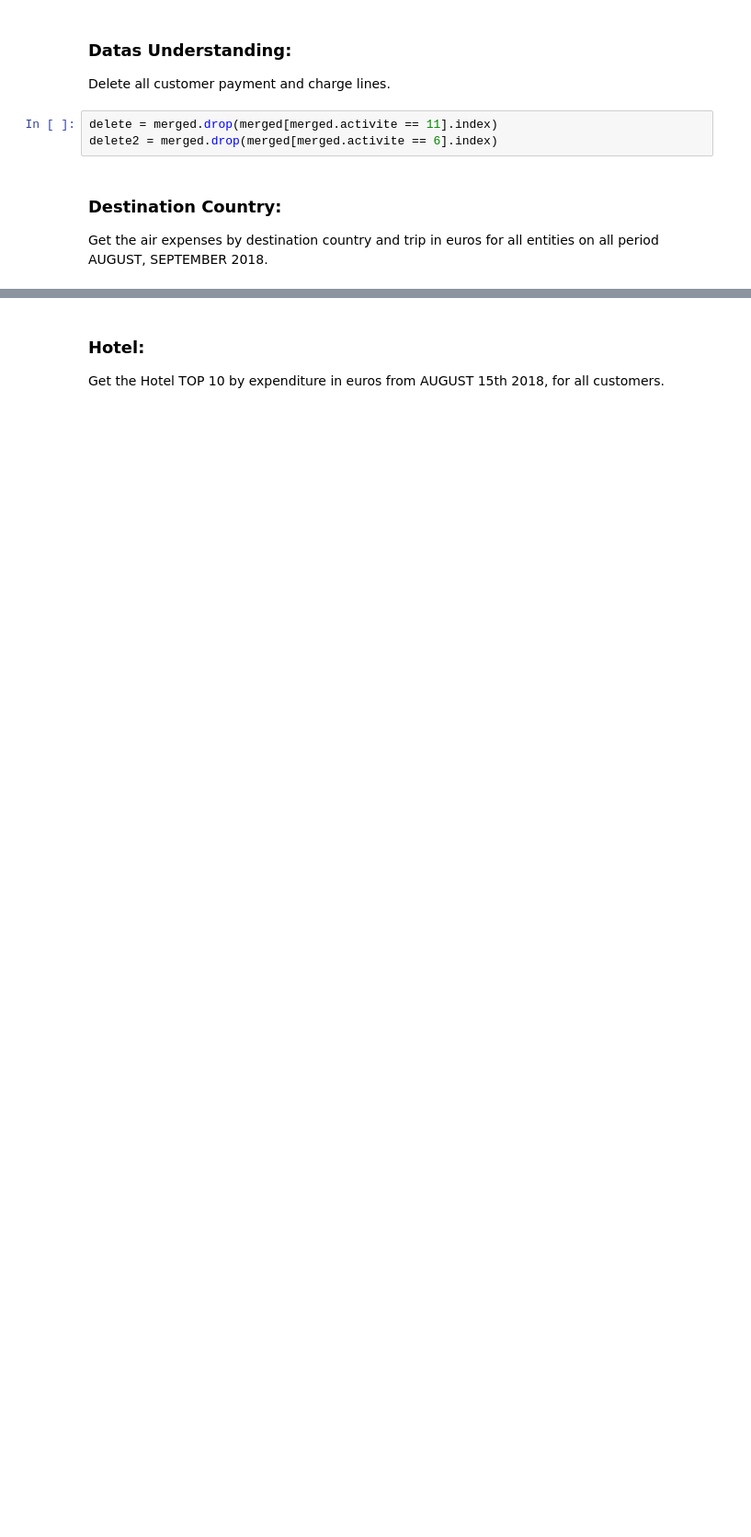
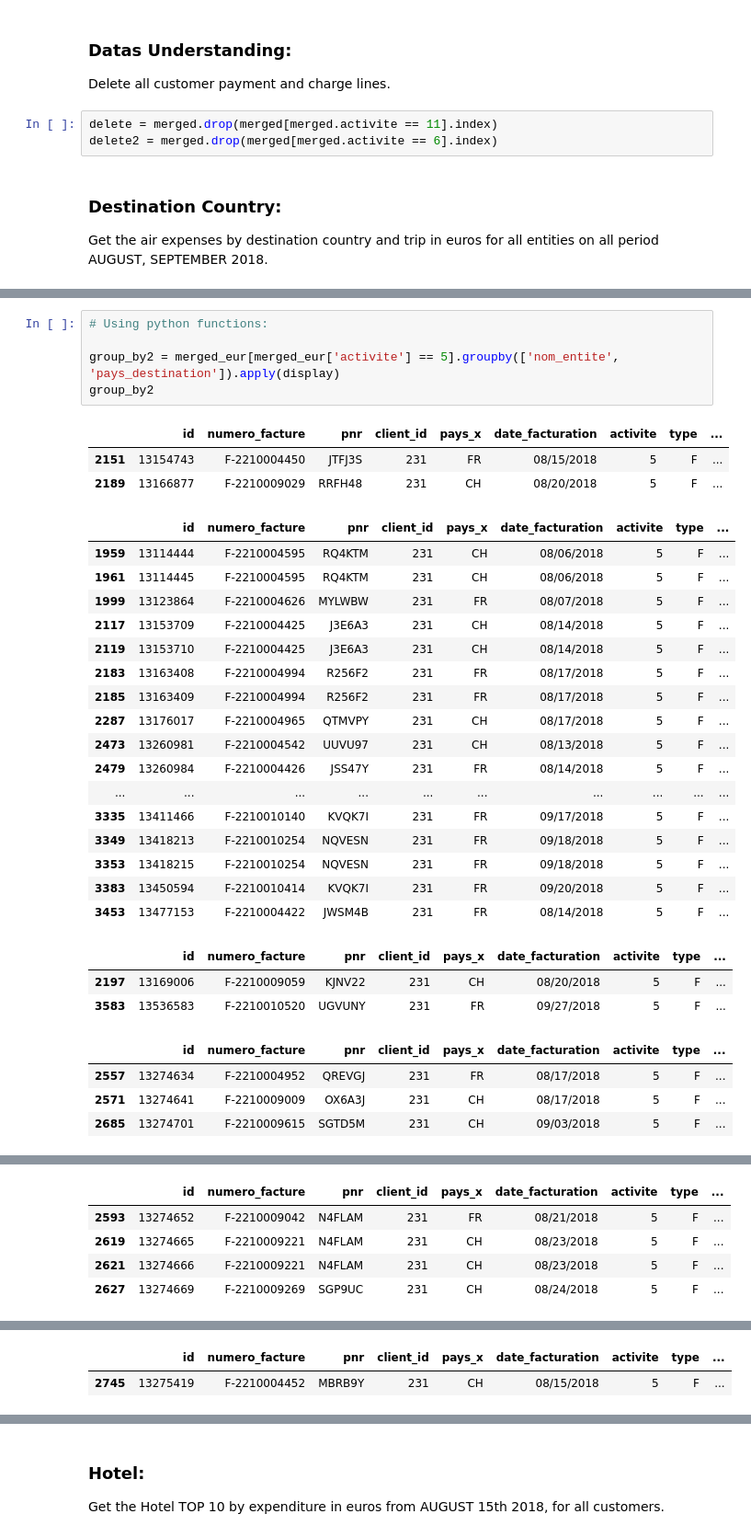
Before and after one commit to lluis90badia/lbadialabwork, a Jupyter notebook: guru_test/Lluis_Badia-Python_SQL_answers.ipynb, the cells around one changed output, grey strips where cells are left out. Shown at 92% size. Drawn from its saved outputs; the diff is of its cells as text; blank space fills up the shorter version.

```diff
--- a/guru_test/Lluis_Badia-Python_SQL_answers.ipynb
+++ b/guru_test/Lluis_Badia-Python_SQL_answers.ipynb
@@ -203,0 +223,33 @@ destination
+# %%
+# Using python functions:
+
+group_by2 = merged_eur[merged_eur['activite'] == 5].groupby(['nom_entite', 'pays_destination']).apply(display)
+group_by2
+# %% [output]
+|  | id | numero_facture | pnr | client_id | pays_x | date_facturation | activite | type | ... |
+| 2151 | 13154743 | F-2210004450 | JTFJ3S | 231 | FR | 08/15/2018 | 5 | F | ... |
+| 2189 | 13166877 | F-2210009029 | RRFH48 | 231 | CH | 08/20/2018 | 5 | F | ... |
+|  | id | numero_facture | pnr | client_id | pays_x | date_facturation | activite | type | ... |
+| 1959 | 13114444 | F-2210004595 | RQ4KTM | 231 | CH | 08/06/2018 | 5 | F | ... |
+| 1961 | 13114445 | F-2210004595 | RQ4KTM | 231 | CH | 08/06/2018 | 5 | F | ... |
+| 1999 | 13123864 | F-2210004626 | MYLWBW | 231 | FR | 08/07/2018 | 5 | F | ... |
+| 2117 | 13153709 | F-2210004425 | J3E6A3 | 231 | CH | 08/14/2018 | 5 | F | ... |
+| 2119 | 13153710 | F-2210004425 | J3E6A3 | 231 | CH | 08/14/2018 | 5 | F | ... |
+| 2183 | 13163408 | F-2210004994 | R256F2 | 231 | FR | 08/17/2018 | 5 | F | ... |
+| 2185 | 13163409 | F-2210004994 | R256F2 | 231 | FR | 08/17/2018 | 5 | F | ... |
+| 2287 | 13176017 | F-2210004965 | QTMVPY | 231 | CH | 08/17/2018 | 5 | F | ... |
+| 2473 | 13260981 | F-2210004542 | UUVU97 | 231 | CH | 08/13/2018 | 5 | F | ... |
+| 2479 | 13260984 | F-2210004426 | JSS47Y | 231 | FR | 08/14/2018 | 5 | F | ... |
+| ... | ... | ... | ... | ... | ... | ... | ... | ... | ... |
+| 3335 | 13411466 | F-2210010140 | KVQK7I | 231 | FR | 09/17/2018 | 5 | F | ... |
+| 3349 | 13418213 | F-2210010254 | NQVESN | 231 | FR | 09/18/2018 | 5 | F | ... |
+| 3353 | 13418215 | F-2210010254 | NQVESN | 231 | FR | 09/18/2018 | 5 | F | ... |
+| 3383 | 13450594 | F-2210010414 | KVQK7I | 231 | FR | 09/20/2018 | 5 | F | ... |
+| 3453 | 13477153 | F-2210004422 | JWSM4B | 231 | FR | 08/14/2018 | 5 | F | ... |
+|  | id | numero_facture | pnr | client_id | pays_x | date_facturation | activite | type | ... |
+| 2197 | 13169006 | F-2210009059 | KJNV22 | 231 | CH | 08/20/2018 | 5 | F | ... |
+| 3583 | 13536583 | F-2210010520 | UGVUNY | 231 | FR | 09/27/2018 | 5 | F | ... |
+|  | id | numero_facture | pnr | client_id | pays_x | date_facturation | activite | type | ... |
+| 2557 | 13274634 | F-2210004952 | QREVGJ | 231 | FR | 08/17/2018 | 5 | F | ... |
+| 2571 | 13274641 | F-2210009009 | OX6A3J | 231 | CH | 08/17/2018 | 5 | F | ... |
+| 2685 | 13274701 | F-2210009615 | SGTD5M | 231 | CH | 09/03/2018 | 5 | F | ... |
@@ -203,0 +269,5 @@ destination
+|  | id | numero_facture | pnr | client_id | pays_x | date_facturation | activite | type | ... |
+| 2593 | 13274652 | F-2210009042 | N4FLAM | 231 | FR | 08/21/2018 | 5 | F | ... |
+| 2619 | 13274665 | F-2210009221 | N4FLAM | 231 | CH | 08/23/2018 | 5 | F | ... |
+| 2621 | 13274666 | F-2210009221 | N4FLAM | 231 | CH | 08/23/2018 | 5 | F | ... |
+| 2627 | 13274669 | F-2210009269 | SGP9UC | 231 | CH | 08/24/2018 | 5 | F | ... |
@@ -203,0 +302,2 @@ destination
+|  | id | numero_facture | pnr | client_id | pays_x | date_facturation | activite | type | ... |
+| 2745 | 13275419 | F-2210004452 | MBRB9Y | 231 | CH | 08/15/2018 | 5 | F | ... |
```
Also changed, not shown: parts of 11 cells of this notebook.
